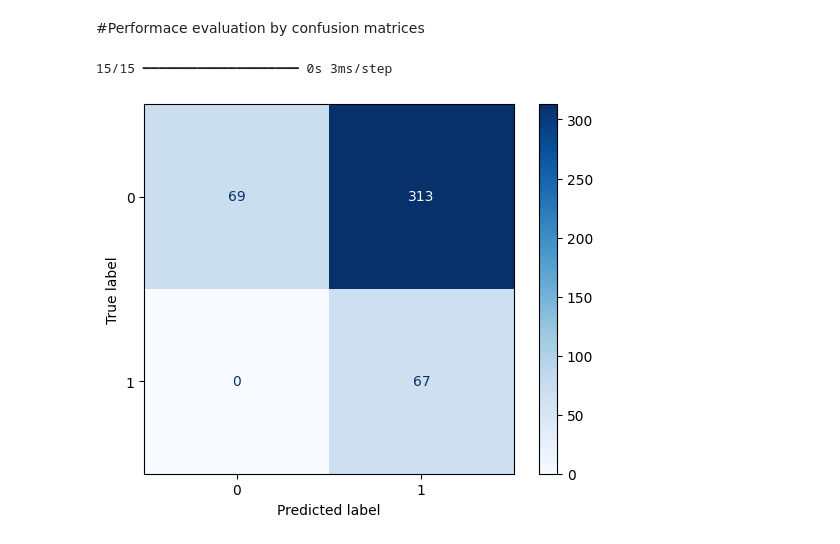
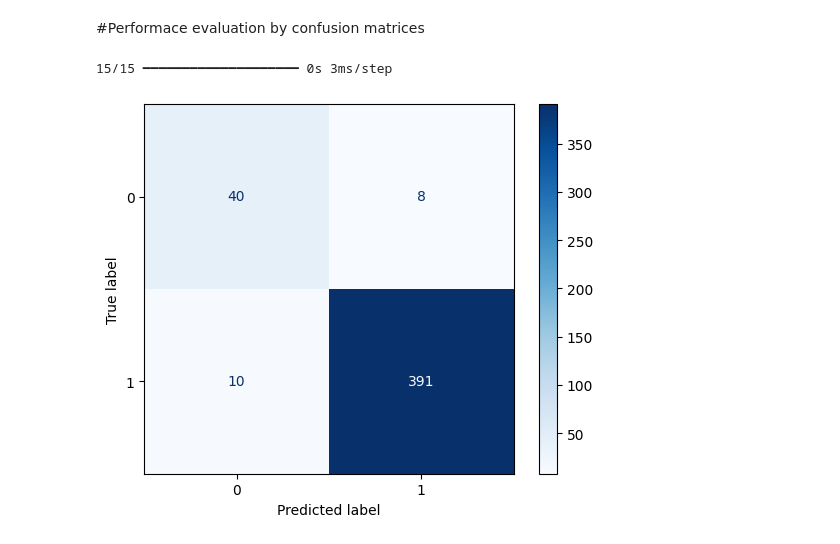
Before and after one commit to benjaminnigjeh/keyProteoforms, a Jupyter notebook: similarity_search_engine.ipynb, the cells around one changed output. Drawn from its saved outputs; the diff is of its cells as text; code cells hidden in the pictures.

```diff
--- a/similarity_search_engine.ipynb
+++ b/similarity_search_engine.ipynb
@@ -118,20 +113,6 @@ y = np.array(hash)
 X_train, X_test, y_train, y_test = train_test_split(X, y, test_size=0.1, random_state=42)
 # %% [markdown]
 #Train neural network model
-# %%
-model = tf.keras.Sequential([
-    tf.keras.layers.Dense(128, activation='relu', input_shape=(1600,)),
-    tf.keras.layers.Dense(64, activation='relu'),
-    tf.keras.layers.Dense(1, activation='sigmoid')
-])
-
-model.compile(optimizer='adam', loss='mean_squared_error', metrics=['mae'])
-
-model.fit(X_train, y_train, epochs=50, batch_size=32, validation_split=0.2)
-
-test_loss, test_mae = model.evaluate(X_test, y_test)
-
-print(f"Test Loss (MSE): {test_loss:.4f}")
 # %%
 import matplotlib.pyplot as plt
 import tensorflow as tf
@@ -189,33 +170,34 @@ from sklearn.metrics import confusion_matrix, ConfusionMatrixDisplay
 import numpy as np
 import matplotlib.pyplot as plt
 
 def plot_confusion_matrix(model, X_test, y_test):
     # Ensure y_test is binary (0 or 1)
-    y_test = np.array(y_test).astype(int)  # ✅ Convert to integer if needed
+    #y_test = np.array(y_test).astype(int)  # ✅ Convert to integer if needed
+    y_test = np.where(np.array(y_test) > 0.9, 1, 0).astype(int)
 
     # Get model predictions
     y_scores = model.predict(X_test)
 
     # Convert predictions to binary labels
-    y_pred = (y_scores >= 0.5).astype(int).flatten()  # ✅ Convert float → int
+    y_pred = (y_scores >= 0.9).astype(int).flatten()  # ✅ Convert float → int
 
     # Ensure shapes match
     if y_test.shape != y_pred.shape:
         print(f"Shape mismatch: y_test {y_test.shape}, y_pred {y_pred.shape}")
         y_test = y_test.flatten()
 
     # Compute confusion matrix
     cm = confusion_matrix(y_test, y_pred)
 
     # Display the confusion matrix
     disp = ConfusionMatrixDisplay(confusion_matrix=cm, display_labels=[0, 1])
     disp.plot(cmap=plt.cm.Blues)
 
     # Show the plot
     plt.show()
 
 # Call the function
 plot_confusion_matrix(model, X_test, y_test)
 # %% [output]
 15/15 ━━━━━━━━━━━━━━━━━━━━ 0s 3ms/step
-[figure, old version]
+[figure, new version]
```
Also changed, not shown: parts of 3 cells of this notebook.
